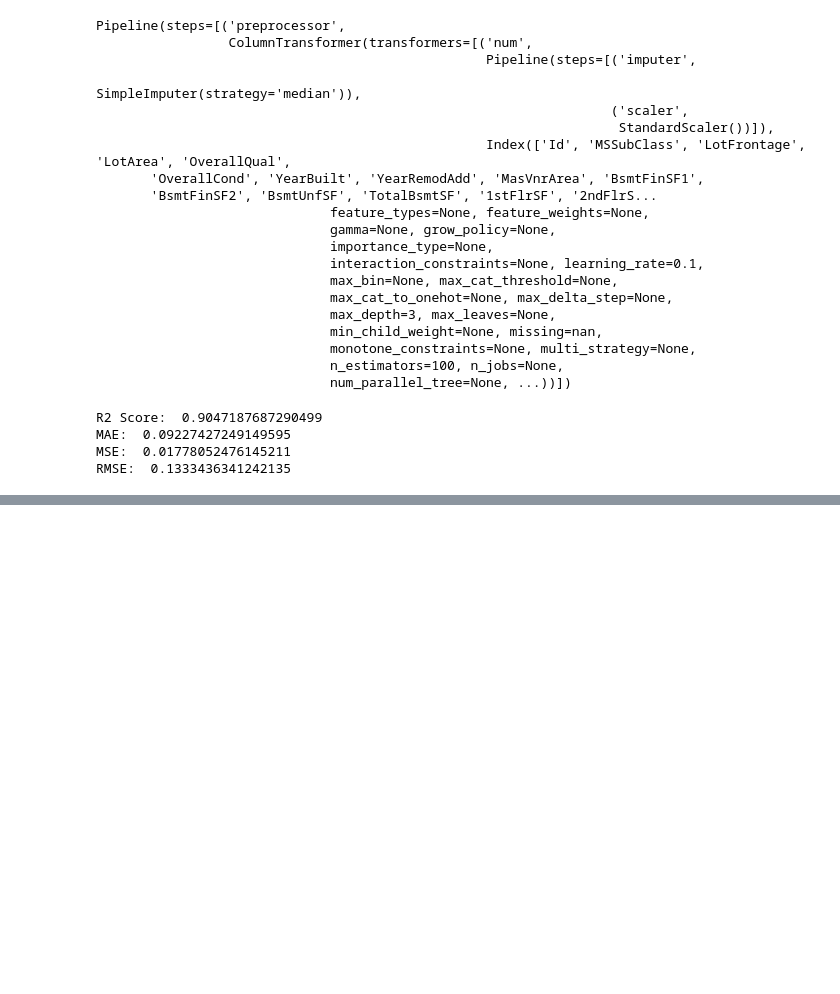
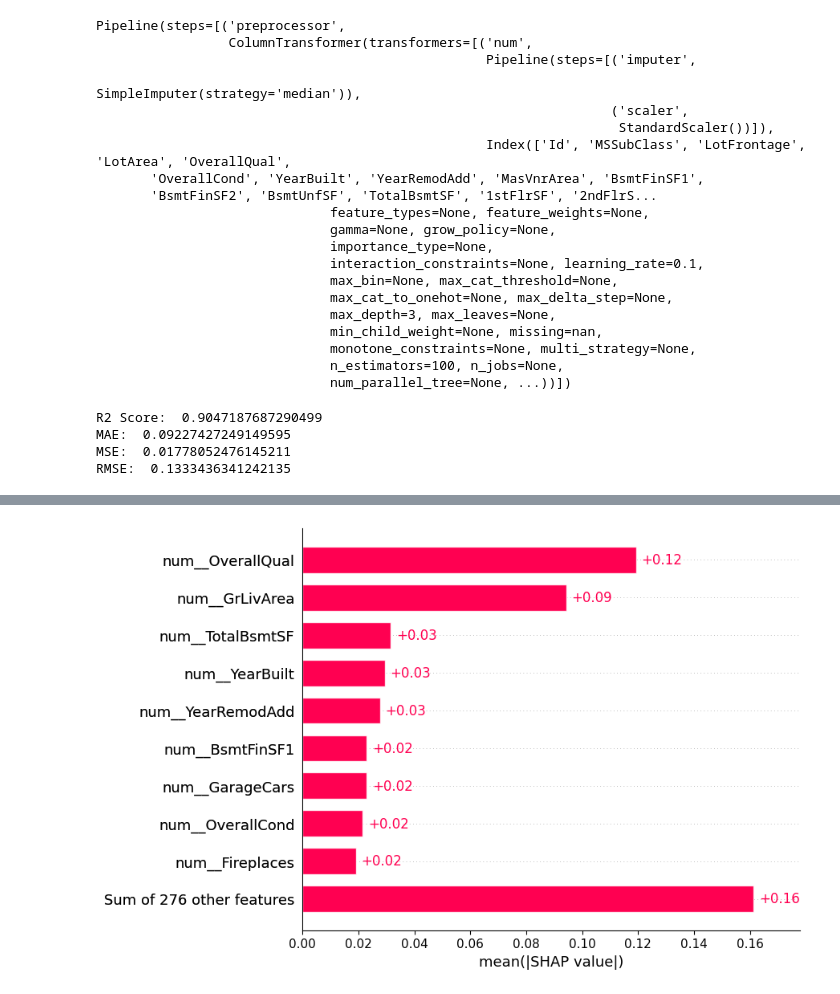
Before and after one commit to jacobabhihail-tech/advanced-data-wrangling-lab, a Jupyter notebook: day10_House_price_XGBregressor/day10_House_price_XGBregressor.ipynb, the cells around one changed output, grey strips where cells are left out. Drawn from its saved outputs; the diff is of its cells as text; code cells hidden in the pictures; blank space fills up the shorter version.

```diff
--- a/day10_House_price_XGBregressor/day10_House_price_XGBregressor.ipynb
+++ b/day10_House_price_XGBregressor/day10_House_price_XGBregressor.ipynb
@@ -387,0 +453,4 @@ RMSE:  0.1333436341242135
+# %%
+shap.plots.bar(shap_values)
+# %% [output]
+[figure, added]
```
Also changed, not shown: parts of 12 cells of this notebook, 4 other files.
